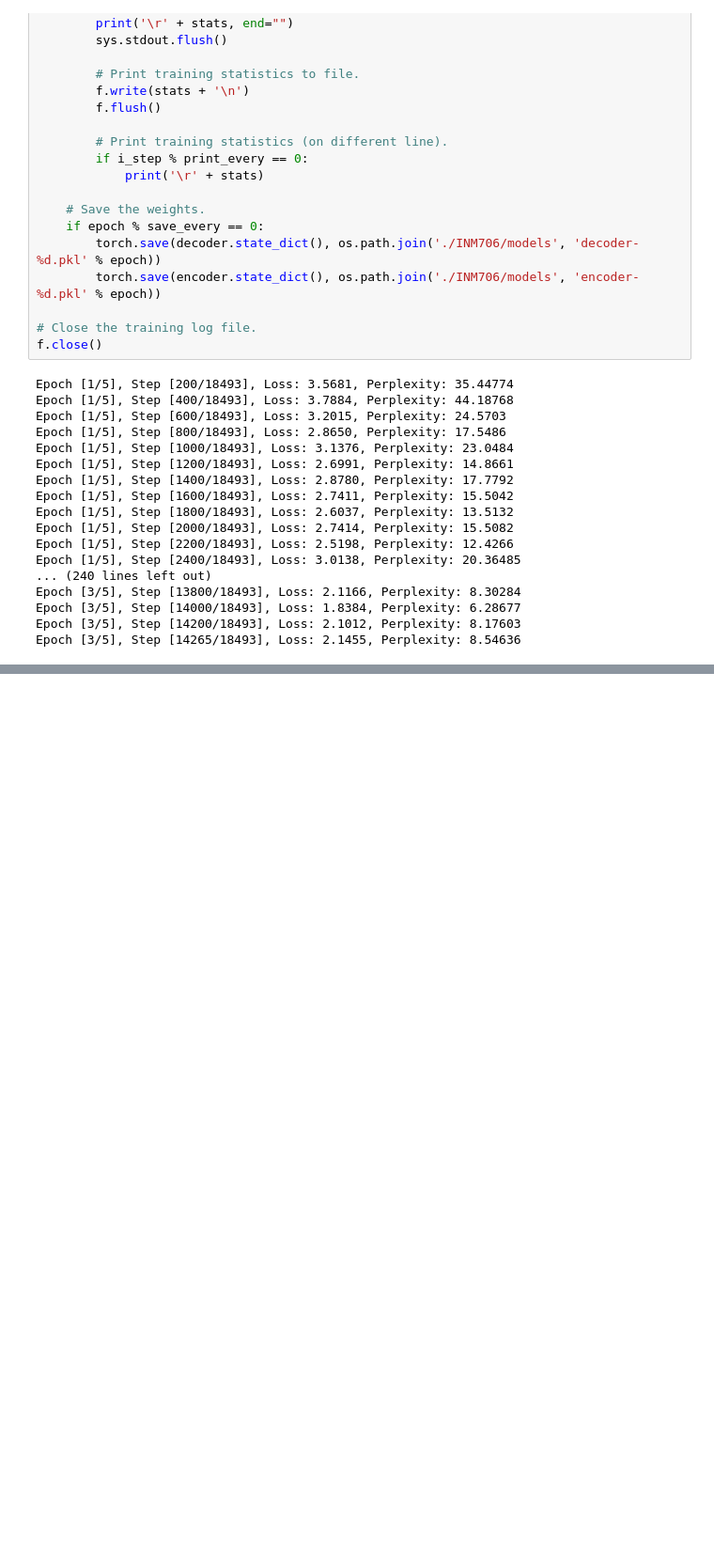
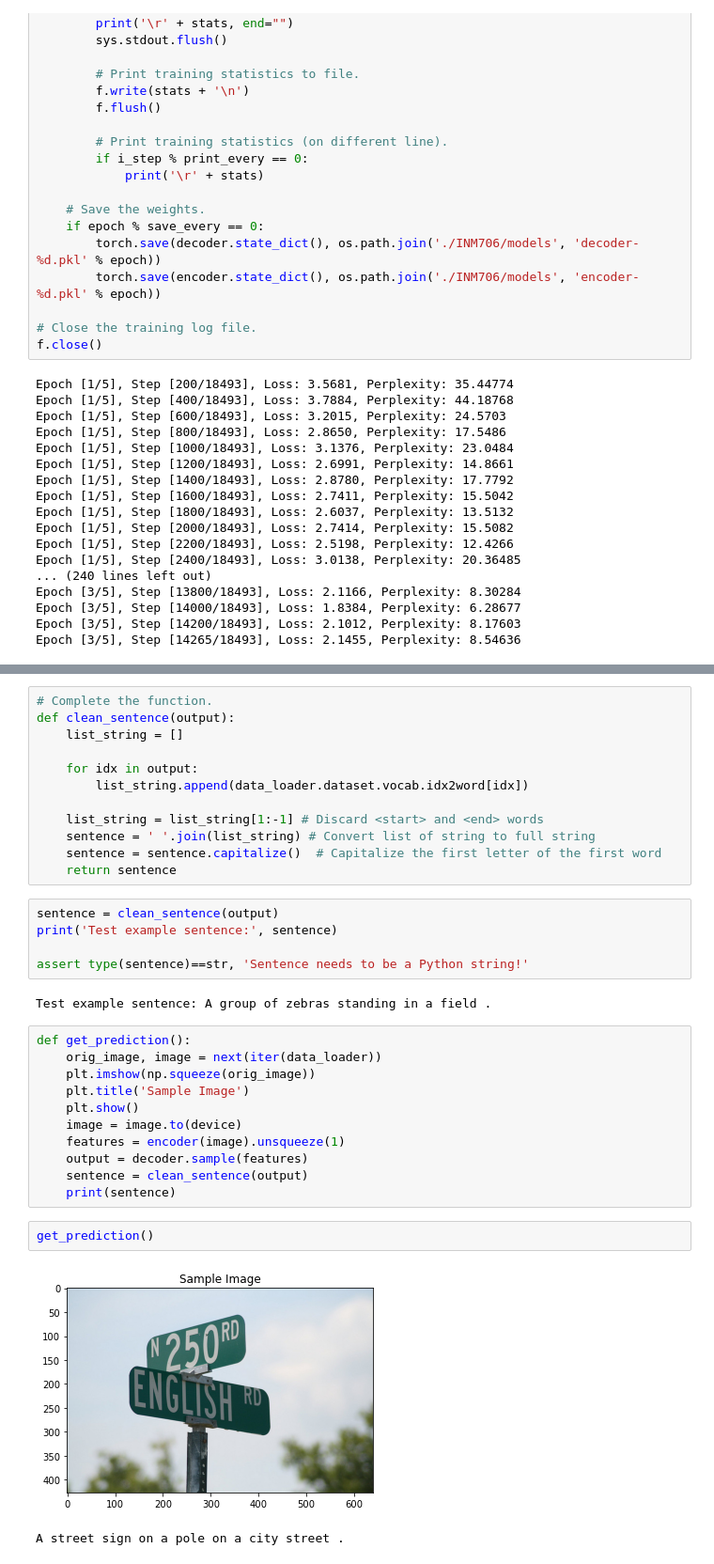
Before and after one commit to justAcoderguy/Image-Captioning-on-MSCoco-Dataset, a Jupyter notebook: INM706_Coursework.ipynb, the cells around one changed output, grey strips where cells are left out. Shown at 94% size. Cells and saved outputs as stored; diff of their text form; blank space fills up the shorter version.

```diff
--- a/INM706_Coursework.ipynb
+++ b/INM706_Coursework.ipynb
@@ -644,0 +775,35 @@ INM/models/encoder-5.pkl
+# %%
+# Complete the function.
+def clean_sentence(output):
+    list_string = []
+
+    for idx in output:
+        list_string.append(data_loader.dataset.vocab.idx2word[idx])
+
+    list_string = list_string[1:-1] # Discard <start> and <end> words
+    sentence = ' '.join(list_string) # Convert list of string to full string
+    sentence = sentence.capitalize()  # Capitalize the first letter of the first word
+    return sentence
+# %%
+sentence = clean_sentence(output)
+print('Test example sentence:', sentence)
+
+assert type(sentence)==str, 'Sentence needs to be a Python string!'
+# %% [output]
+Test example sentence: A group of zebras standing in a field .
+# %%
+def get_prediction():
+    orig_image, image = next(iter(data_loader))
+    plt.imshow(np.squeeze(orig_image))
+    plt.title('Sample Image')
+    plt.show()
+    image = image.to(device)
+    features = encoder(image).unsqueeze(1)
+    output = decoder.sample(features)
+    sentence = clean_sentence(output)
+    print(sentence)
+# %%
+get_prediction()
+# %% [output]
+[figure, added]
+A street sign on a pole on a city street .
```
Also changed, not shown: parts of 23 cells of this notebook.
